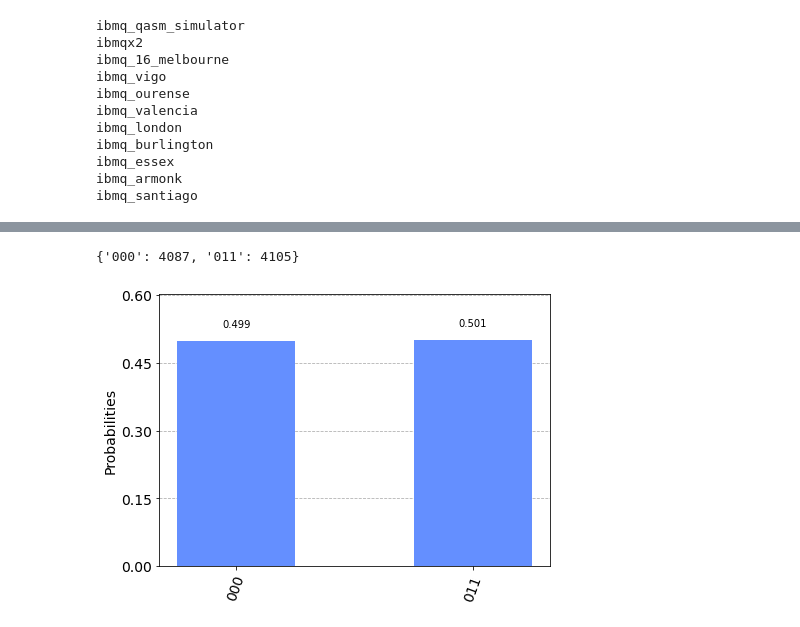
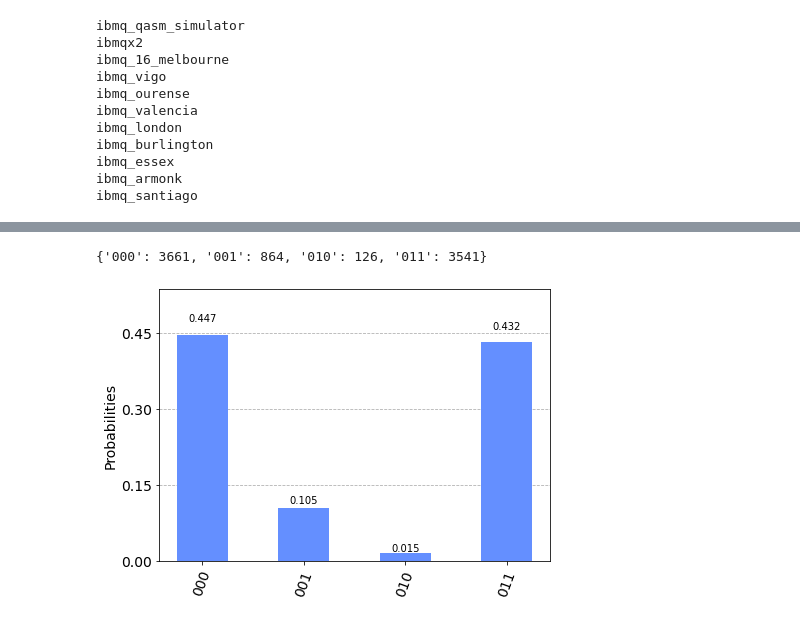
Before and after one commit to teaguetomesh/Princeton-Quantum-IW-Fall2020, a Jupyter notebook: IBMQ_tutorial.ipynb, the cells around one changed output, grey strips where cells are left out. Cells and saved outputs as stored; diff of their text form; code cells hidden in the pictures.

```diff
--- a/IBMQ_tutorial.ipynb
+++ b/IBMQ_tutorial.ipynb
@@ -94,10 +94,10 @@ Coupling map: [[0, 1], [1, 0], [1, 2], [1, 3], [2, 1], [3, 1], [3, 4], [4, 3]]
 ... (7 outputs left out)
 # %%
-device_name = 'ibmq_santiago' # Select your device
+device_name = 'ibmq_ourense' # Select your device
 device = provider.get_backend(device_name) # get the backend object
 # transpile your circuit for this specific device
 # Try compiling the circuit with different levels of optimization: 0, 1, 2, 3
-mapped_circuit = transpile(circuit, backend=device, optimization_level=1)
+mapped_circuit = transpile(circuit, backend=device, optimization_level=3)
 job_circuits = [mapped_circuit]
 mapped_circuit.draw(output='mpl')
 # %% [output]
@@ -105,16 +105,16 @@ mapped_circuit.draw(output='mpl')
 # %%
 # To run on IBMQ device, uncomment these lines
-# qobj = assemble(job_circuits, backend=device, shots=8192)
-# hw_job = device.run(qobj)
+qobj = assemble(job_circuits, backend=device, shots=8192)
+hw_job = device.run(qobj)
 
 # To run on qasm simulator, uncomment these lines
-qobj = assemble(job_circuits, backend=Aer.get_backend('qasm_simulator'), shots=8192)
-hw_job = Aer.get_backend('qasm_simulator').run(qobj)
+# qobj = assemble(job_circuits, backend=Aer.get_backend('qasm_simulator'), shots=8192)
+# hw_job = Aer.get_backend('qasm_simulator').run(qobj)
 
 hw_result = hw_job.result()
 counts = hw_result.get_counts(circuit)
 print(counts)
 plot_histogram(counts)
 # %% [output]
-{'000': 4087, '011': 4105}
+{'000': 3661, '001': 864, '010': 126, '011': 3541}
-[figure, old version]
+[figure, new version]
```
Also changed, not shown: parts of 2 cells of this notebook.
